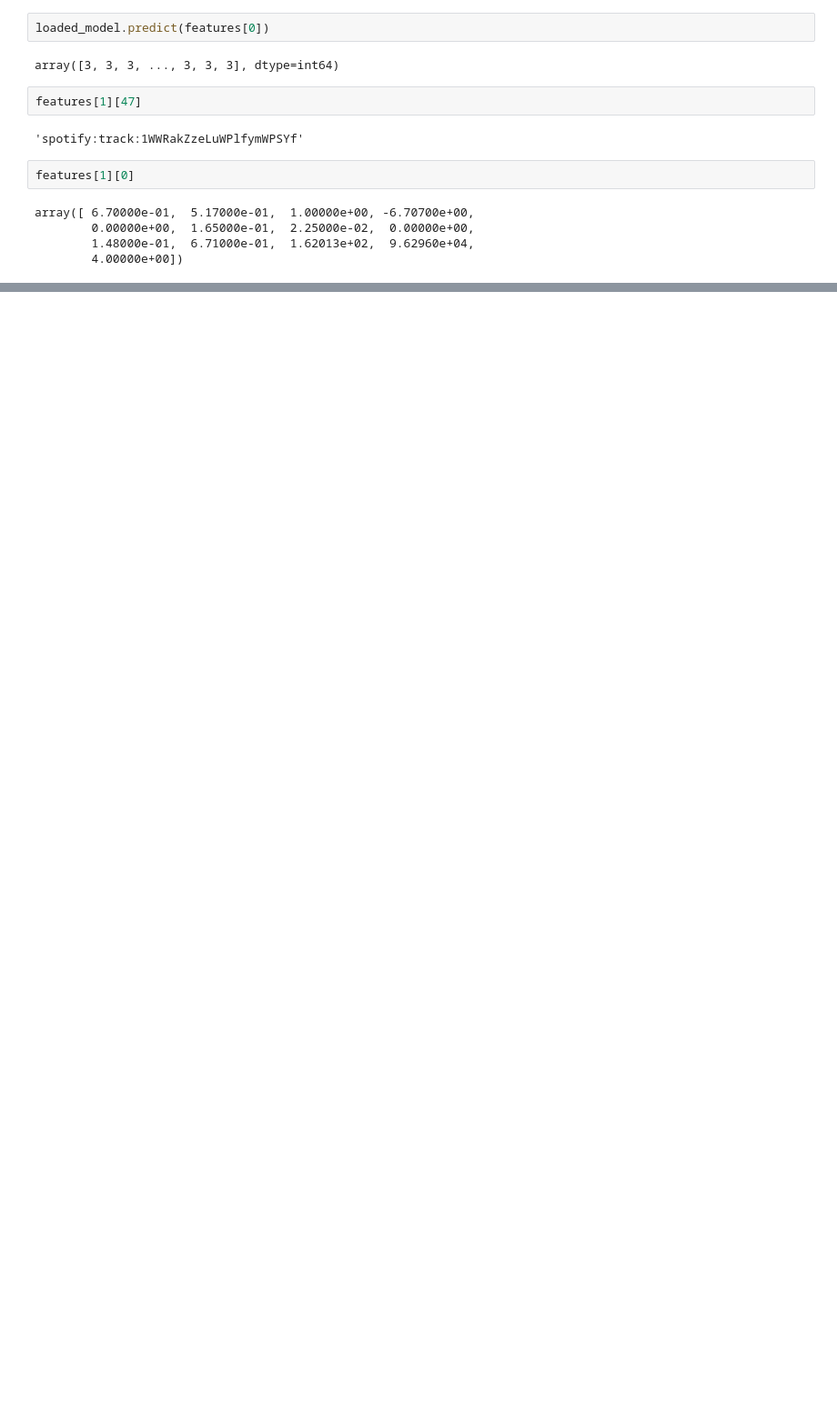
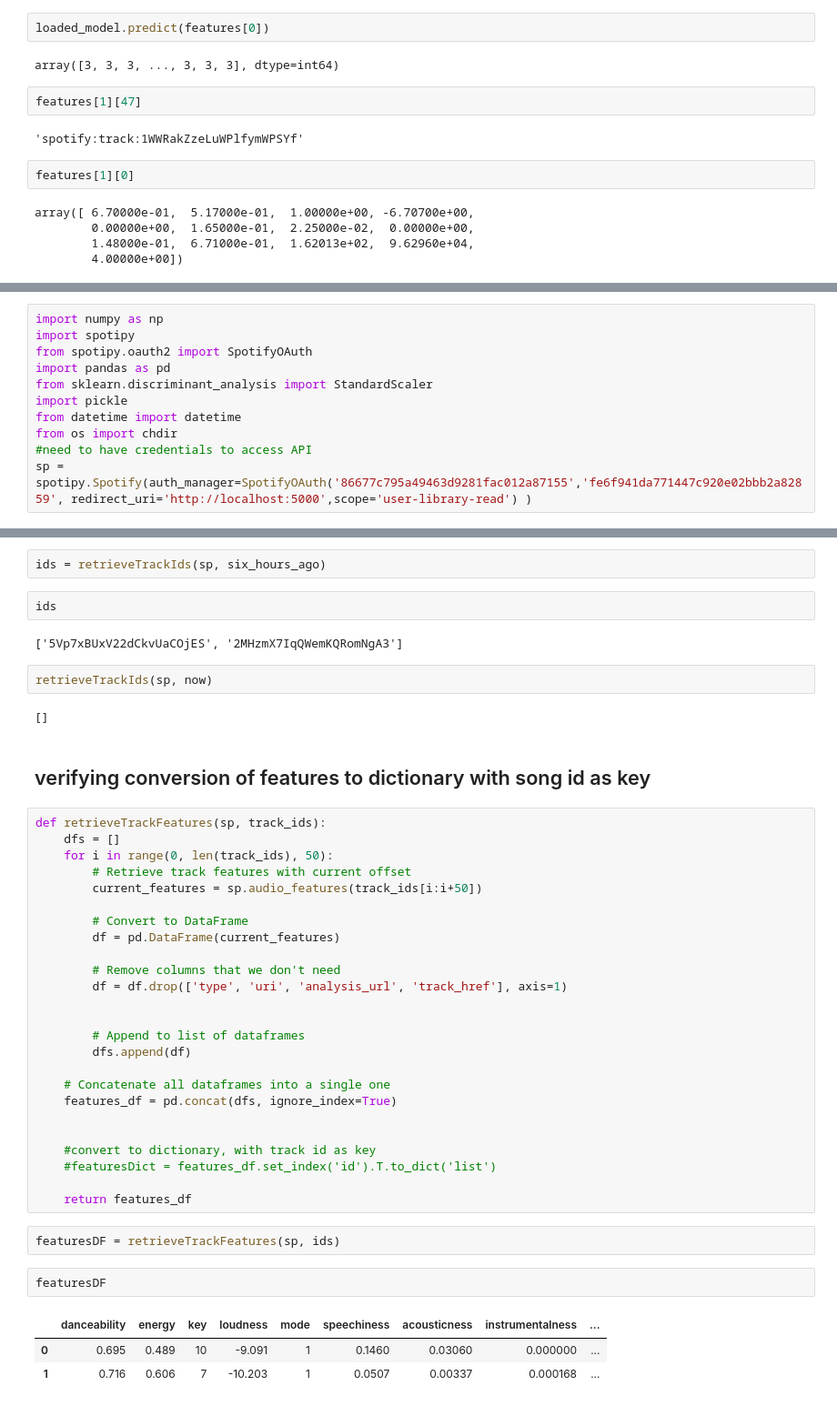
Before and after one commit to Temper-Tunes-Senior-Design-Project/song-classification, a Jupyter notebook: Research and Development/Retrieving Data/Spotipy/getUserLikedSongsAndInfo.ipynb, the cells around one changed output, grey strips where cells are left out. Shown: that part at 91% size. Cells and saved outputs as stored; diff of their text form; blank space fills up the shorter version.

Commit message:
init testing advanced song classifier

```diff
--- a/Research and Development/Retrieving Data/Spotipy/getUserLikedSongsAndInfo.ipynb
+++ b/Research and Development/Retrieving Data/Spotipy/getUserLikedSongsAndInfo.ipynb
@@ -608,0 +611,11 @@ array([ 6.70000e-01,  5.17000e-01,  1.00000e+00, -6.70700e+00,
+# %%
+import numpy as np
+import spotipy
+from spotipy.oauth2 import SpotifyOAuth
+import pandas as pd
+from sklearn.discriminant_analysis import StandardScaler
+import pickle
+from datetime import datetime
+from os import chdir
+#need to have credentials to access API
+sp = spotipy.Spotify(auth_manager=SpotifyOAuth('86677c795a49463d9281fac012a87155','fe6f941da771447c920e02bbb2a82859', redirect_uri='http://localhost:5000',scope='user-library-read') )
@@ -608,0 +711,45 @@ array([ 6.70000e-01,  5.17000e-01,  1.00000e+00, -6.70700e+00,
+# %%
+ids = retrieveTrackIds(sp, six_hours_ago)
+# %%
+ids
+# %% [output]
+['5Vp7xBUxV22dCkvUaCOjES', '2MHzmX7IqQWemKQRomNgA3']
+# %%
+retrieveTrackIds(sp, now)
+# %% [output]
+[]
+# %% [markdown]
+## verifying conversion of features to dictionary with song id as key
+# %%
+def retrieveTrackFeatures(sp, track_ids):
+    dfs = []
+    for i in range(0, len(track_ids), 50):
+        # Retrieve track features with current offset
+        current_features = sp.audio_features(track_ids[i:i+50])
+
+        # Convert to DataFrame
+        df = pd.DataFrame(current_features)
+
+        # Remove columns that we don't need
+        df = df.drop(['type', 'uri', 'analysis_url', 'track_href'], axis=1)
+
+
+        # Append to list of dataframes
+        dfs.append(df)
+
+    # Concatenate all dataframes into a single one
+    features_df = pd.concat(dfs, ignore_index=True)
+
+
+    #convert to dictionary, with track id as key
+    #featuresDict = features_df.set_index('id').T.to_dict('list')
+
+    return features_df
+# %%
+featuresDF = retrieveTrackFeatures(sp, ids)
+# %%
+featuresDF
+# %% [output]
+|  | danceability | energy | key | loudness | mode | speechiness | acousticness | instrumentalness | ... |
+| 0 | 0.695 | 0.489 | 10 | -9.091 | 1 | 0.1460 | 0.03060 | 0.000000 | ... |
+| 1 | 0.716 | 0.606 | 7 | -10.203 | 1 | 0.0507 | 0.00337 | 0.000168 | ... |
```
Also changed, not shown: parts of 17 cells of this notebook, 1 other file.
